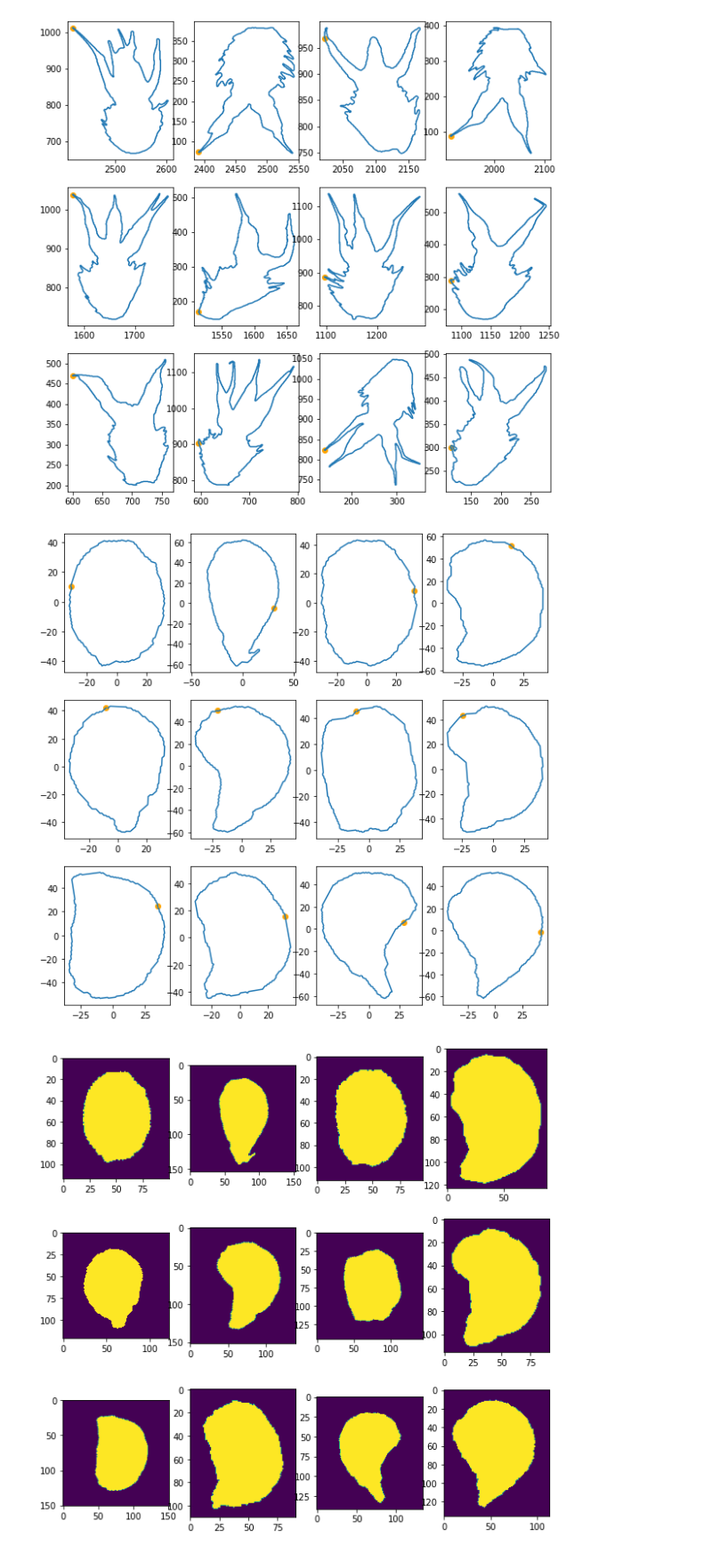
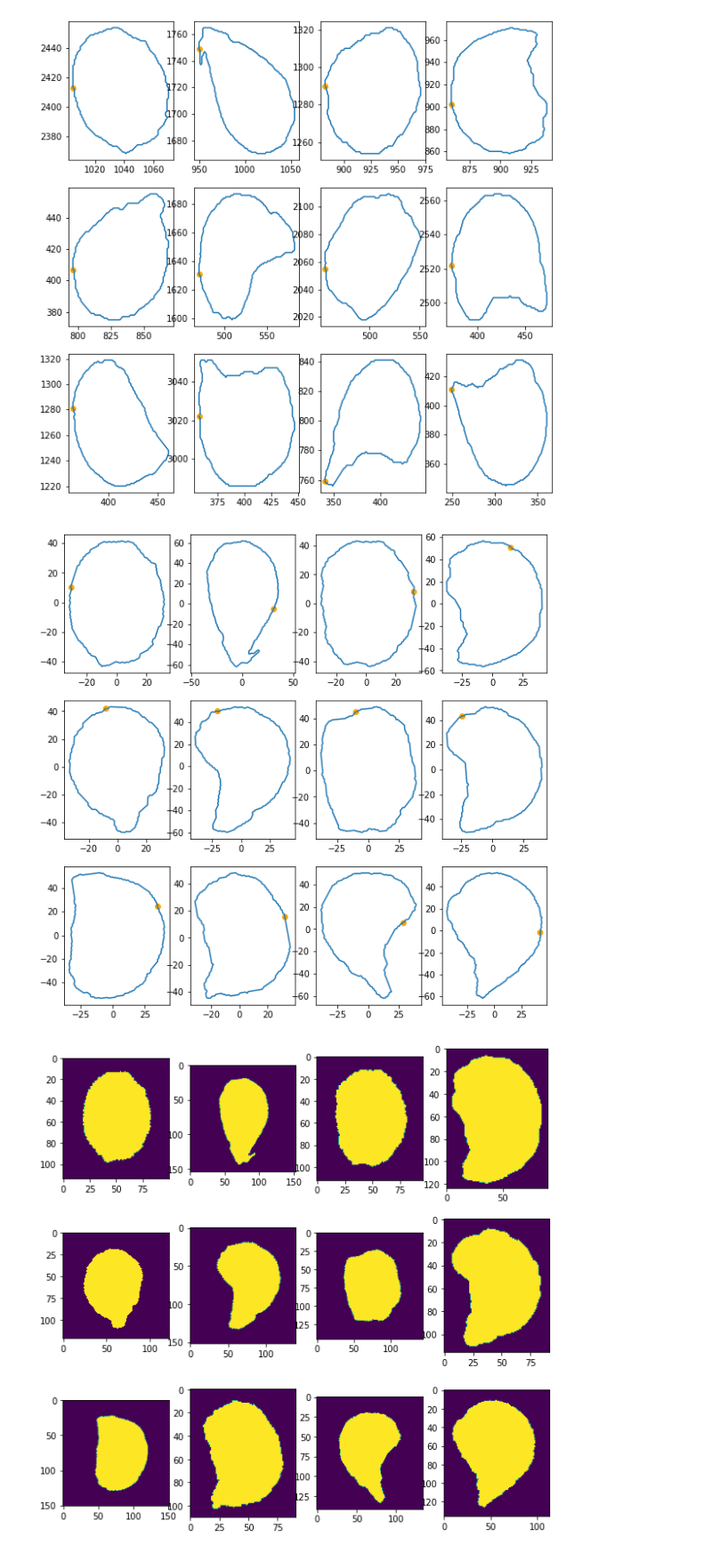
Before and after one commit to TankredO/seed_detector, a Jupyter notebook: tests.ipynb, the cells around one changed output. Shown at 89% size. Saved outputs shown, nothing was run; the diff lists cells and outputs as text; code cells hidden in the pictures.

```diff
--- a/tests.ipynb
+++ b/tests.ipynb
@@ -79,25 +143,25 @@ ax.scatter(
 # %%
 import seed_detector.tools as sdt
 
-mask_path = Path('./test/Scannen1140_cal/Scannen1140_cal_mask.png')
+# mask_path = Path('./test/Scannen1140/Scannen1140_mask.png')
 # mask_path = Path('./test/Scannen0101/Scannen0101_mask.png')
-# mask_path = Path('./test/Scannen0010/Scannen0010_mask.png')
+mask_path = Path('./test/Scannen0010/Scannen0010_mask.png')
 # mask_path = Path('./test/Scannen0779/Scannen0779_mask.png')
 # mask_path = Path('./test/Scannen0389/Scannen0389_mask.png')
 mask = cv2.imread(str(mask_path), cv2.IMREAD_UNCHANGED)
 contours = sdt.get_contours(mask, 10)
 
 n_contours = len(contours)
 
 n_col = int(np.ceil(np.sqrt(n_contours)))
 
 fig, axs = plt.subplots(int(np.ceil(n_contours / n_col)), n_col, figsize=(10, 10))
 axs = axs.flatten()
 for i, contour in enumerate(contours):
     axs[i].plot(contour[:, 0], contour[:, 1])
     axs[i].scatter(contour[0, 0], contour[0, 1], color='orange')
 # %% [output]
-[figure, old version]
+[figure, new version]
 # %%
 ref, _ = sdt.rotate_upright(contours[0])
 ref_approx = pyefd.reconstruct_contour(pyefd.elliptic_fourier_descriptors(ref, order=3, normalize=False), num_points=100)
@@ -125,7 +189,7 @@ for i, contour in enumerate(contours_rot):
     axs[i].plot(c[:, 0], c[:, 1])
     axs[i].scatter(c[0, 0], c[0, 1], color='orange')
 # %% [output]
-[figure, old version]
+[figure, new version]
 # %%
 n_col = int(np.ceil(np.sqrt(n_contours)))
 
```
Also changed, not shown: parts of 12 cells of this notebook, 1 other file.
